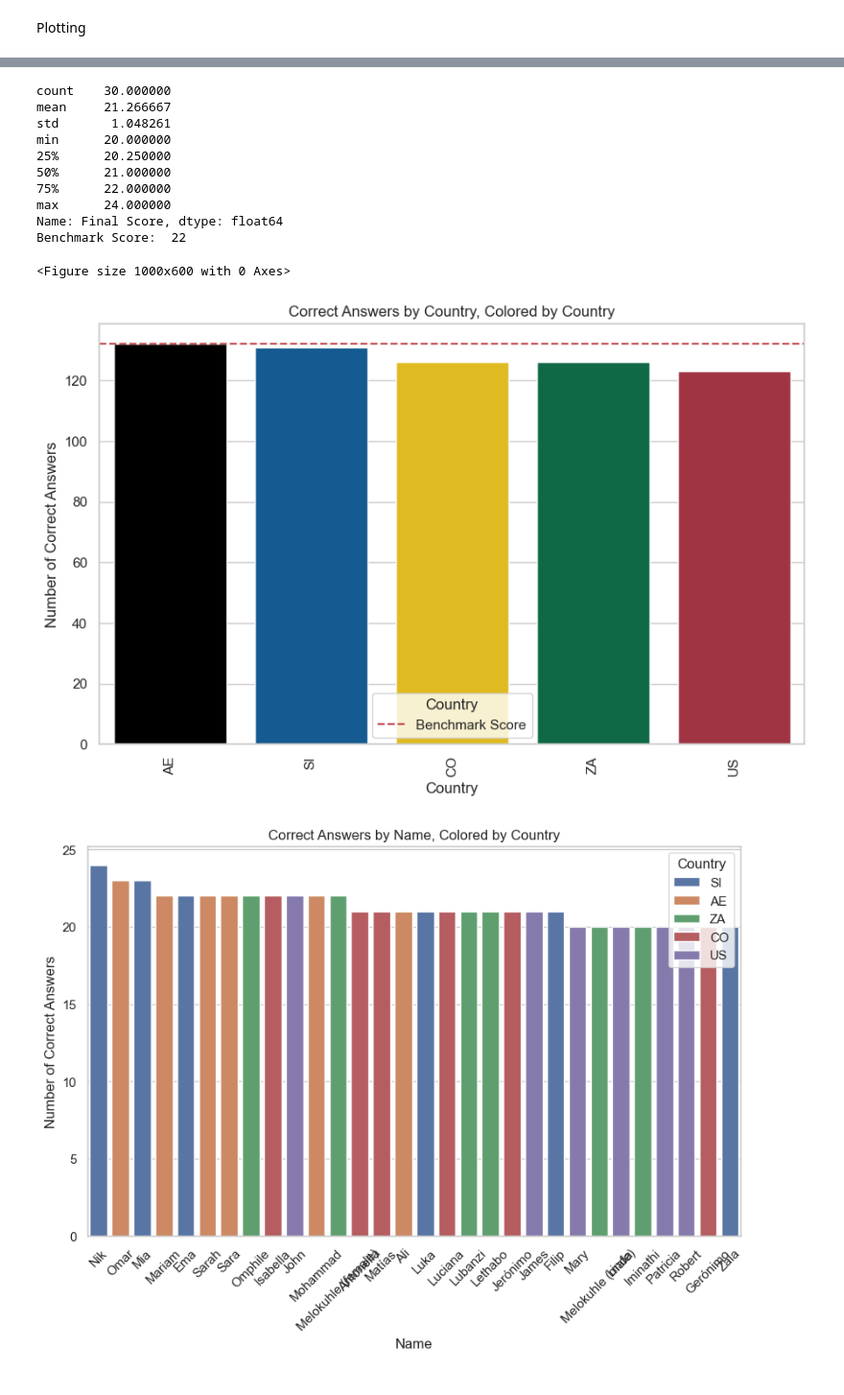
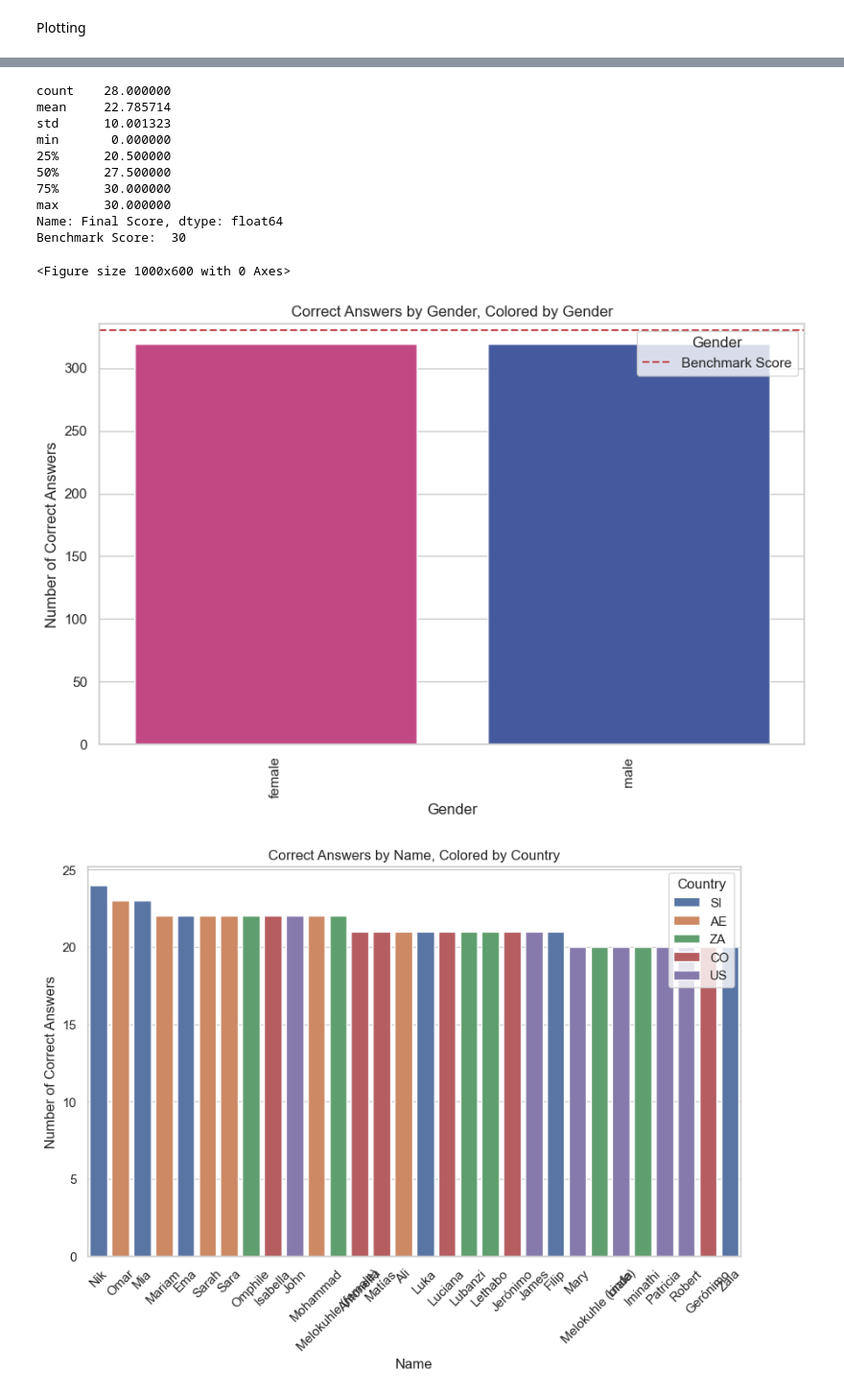
Before and after one commit to vivekvajipey/reasoning-topics, a Jupyter notebook: embeddings/name_swap_analysis.ipynb, the cells around one changed output, grey strips where cells are left out. Shown at 96% size. Drawn from its saved outputs; the diff is of its cells as text; code cells hidden in the pictures.

```diff
--- a/embeddings/name_swap_analysis.ipynb
+++ b/embeddings/name_swap_analysis.ipynb
@@ -96,16 +106,16 @@ def print_correct_counts_by_group(df, group):
 # %%
-print_correct_counts_by_group(df, 'Name')
+print_correct_counts_by_group(df, 'Problem Number')
 # %% [output]
-count    30.000000
-mean     21.266667
-std       1.048261
-min      20.000000
-25%      20.250000
-50%      21.000000
-75%      22.000000
-max      24.000000
+count    28.000000
+mean     22.785714
+std      10.001323
+min       0.000000
+25%      20.500000
+50%      27.500000
+75%      30.000000
+max      30.000000
 Name: Final Score, dtype: float64
-Benchmark Score:  22
+Benchmark Score:  30
 <Figure size 1000x600 with 0 Axes>
 # %%
 gender_palette = {'male': '#3652AD', 'female': '#D63484'}
@@ -118,34 +128,35 @@ country_palette = {'AE': '#000000', 'CO': '#FFCD00', 'SI': '#005DA4', 'US': '#B2
 # %%
 def plot_correct_counts_by_group_color_by(df, group_by='Name', color_by='Gender', custom_palette=None):
     scores_sum = df.groupby(group_by)['Final Score'].sum().reset_index()
     color_info = df[[group_by, color_by]].drop_duplicates().set_index(group_by)
     plot_data = scores_sum.join(color_info, on=group_by)
     plot_data = plot_data.sort_values(by='Final Score', ascending=False)
 
     plt.figure(figsize=(10, 6))
 
     if custom_palette is None:
         palette = 'deep'
     else:
         palette = custom_palette
 
     sns.barplot(data=plot_data, x=group_by, y='Final Score', hue=color_by, dodge=False, palette=palette)
     plt.title(f'Correct Answers by {group_by.title()}, Colored by {color_by.title()}')
     plt.xlabel(group_by.title())
     plt.ylabel('Number of Correct Answers')
     plt.xticks(rotation=90)
 
     benchmark_score = df.groupby(group_by)['Benchmark Final Score'].sum().iloc[0]
     plt.axhline(y=benchmark_score, color='r', linestyle='--', label='Benchmark Score')
 
     plt.legend(title=color_by.title())
     plt.show()
 
 # plot_correct_counts_by_group_color_by(df, 'Name', 'Gensder', custom_palette=gender_palette)
 # plot_correct_counts_by_group_color_by(df, 'Name', 'Country', custom_palette=country_palette)
-plot_correct_counts_by_group_color_by(df, 'Country', 'Country', custom_palette=country_palette)
+# plot_correct_counts_by_group_color_by(df, 'Country', 'Country', custom_palette=country_palette)
+plot_correct_counts_by_group_color_by(df, 'Gender', 'Gender', custom_palette=gender_palette)
 # %% [output]
-[figure, old version]
+[figure, new version]
 # %%
 import matplotlib.pyplot as plt
 import seaborn as sns
```
Also changed, not shown: parts of 14 cells of this notebook, 3 other files.
